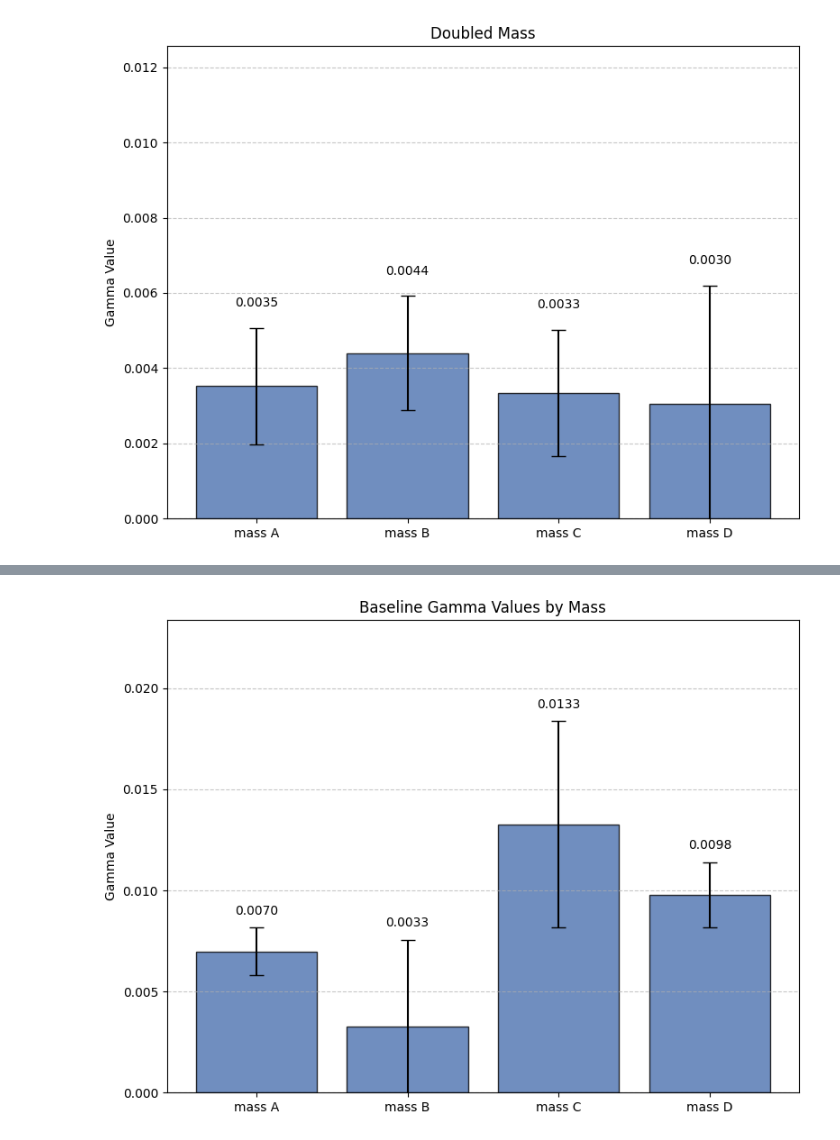
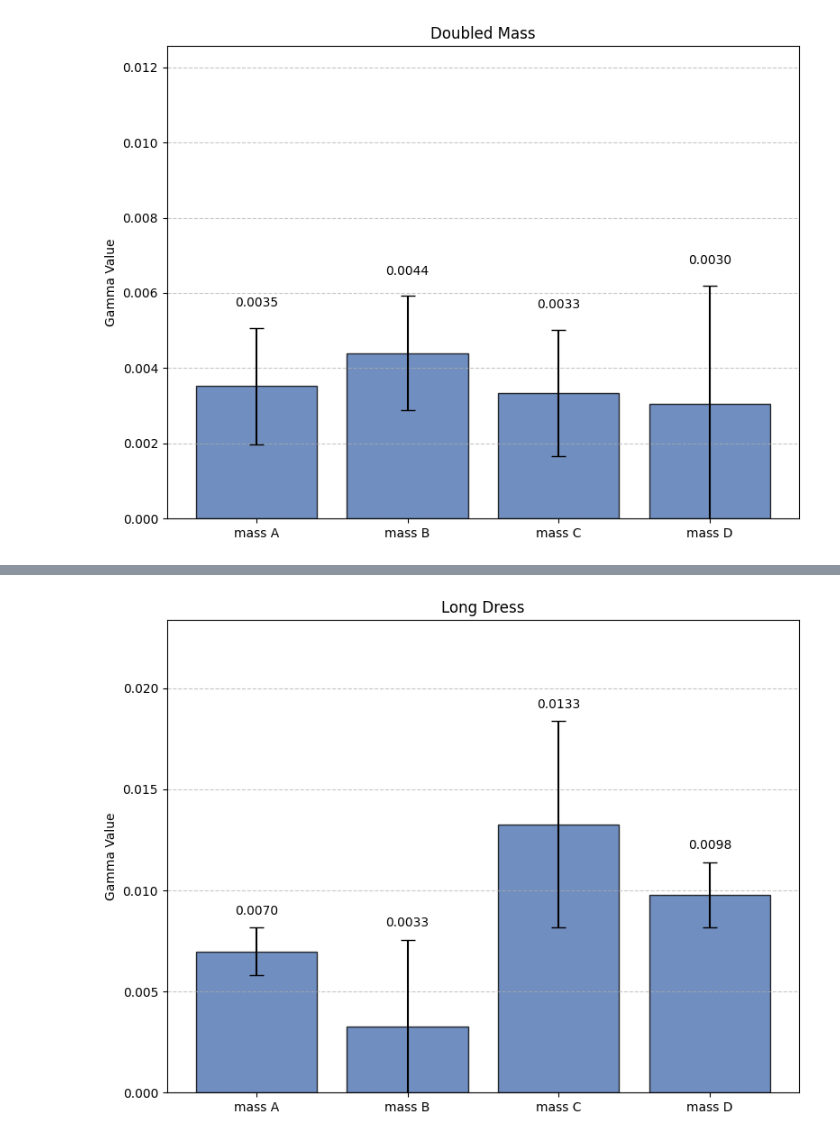
Before and after one commit to kij1n/physics-data-analysis, a Jupyter notebook: sessions/session6-single.ipynb, the cells around one changed output, grey strips where cells are left out. Saved outputs shown, nothing was run; the diff lists cells and outputs as text; code cells hidden in the pictures.

```diff
--- a/sessions/session6-single.ipynb
+++ b/sessions/session6-single.ipynb
@@ -86,14 +62,6 @@ bar_chart(data_to_plot)
 # %%
 long_dress_fit.fit_single_pendulums()
 
-data_to_plot: tuple[list[str], list[float], list[float]] = ([], [], [])
-
-for col in long_dress_fit.envelope_data.cols:
-    gamma, gamma_err = long_dress_fit.single_pendulum_gamma[col]
-    data_to_plot[0].append(col)
-    data_to_plot[1].append(gamma)
-    data_to_plot[2].append(gamma_err)
-
-bar_chart(data_to_plot)
+bar_chart(long_dress_fit.get_data_to_plot(), title="Long Dress")
 # %% [output]
-[figure, old version]
+[figure, new version]
```
Also changed, not shown: parts of 3 cells of this notebook, 2 other files.
